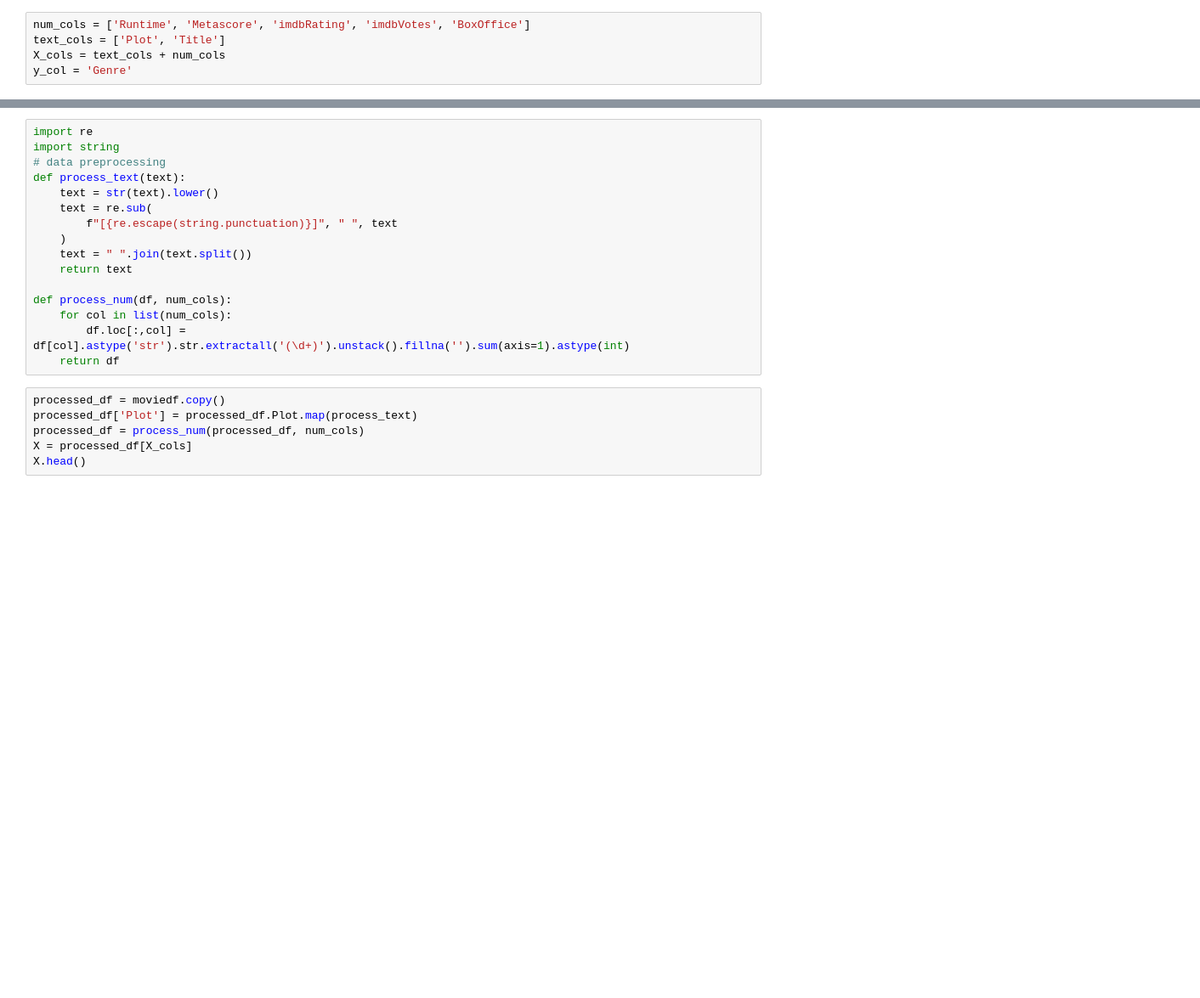
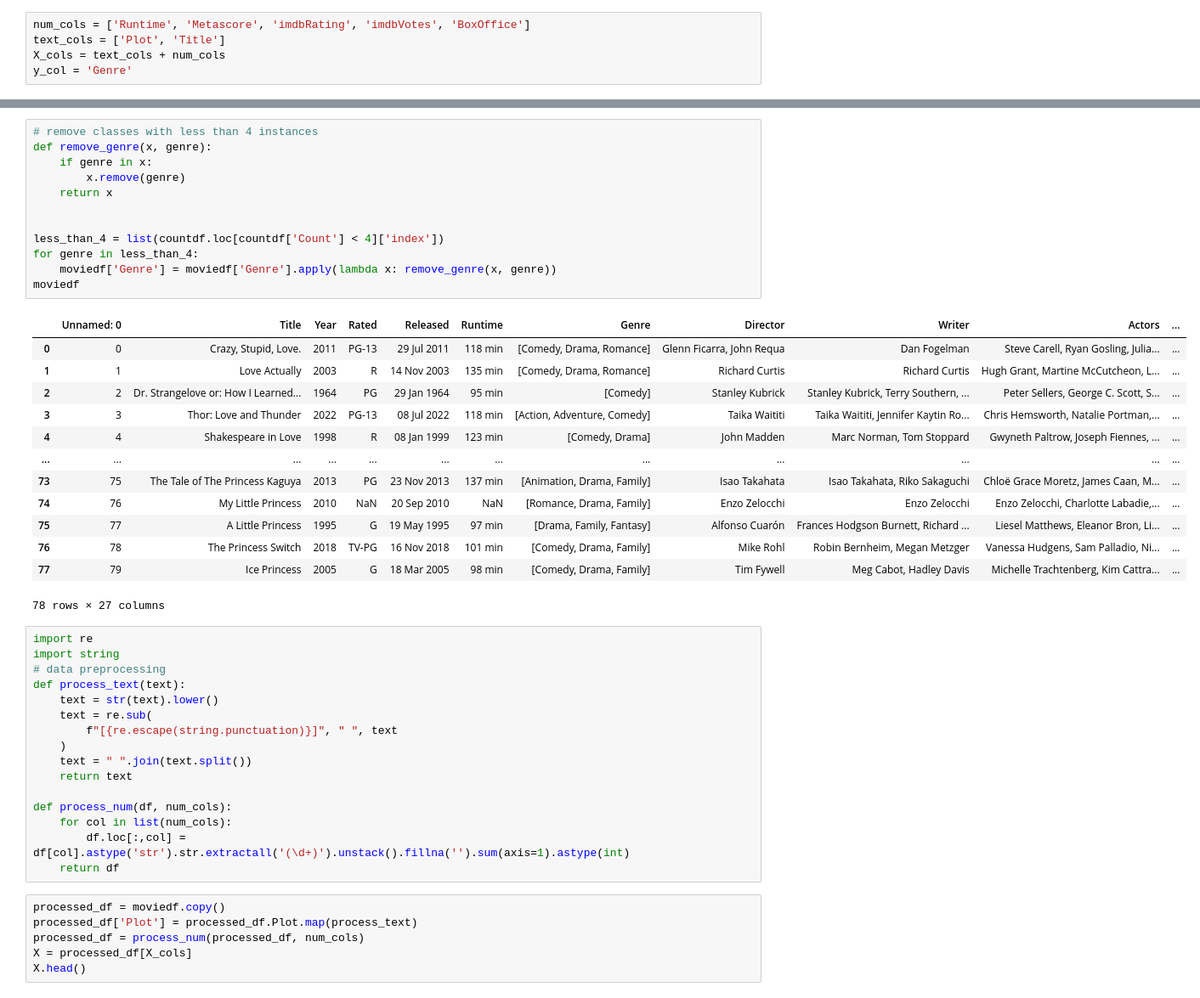
Before and after one commit to Eviedf/movieclassifier, a Jupyter notebook: movie_classification.ipynb, the cells around one changed output, grey strips where cells are left out. Shown: that part at 85% size. Saved outputs shown, nothing was run; the diff lists cells and outputs as text; blank space fills up the shorter version.

```diff
--- a/movie_classification.ipynb
+++ b/movie_classification.ipynb
@@ -95,3 +115,29 @@ plt.show()
+# %%
+# remove classes with less than 4 instances
+def remove_genre(x, genre):
+    if genre in x:
+        x.remove(genre)
+    return x
+
+
+less_than_4 = list(countdf.loc[countdf['Count'] < 4]['index'])
+for genre in less_than_4:
+    moviedf['Genre'] = moviedf['Genre'].apply(lambda x: remove_genre(x, genre))
+moviedf
+# %% [output]
+|  | Unnamed: 0 | Title | Year | Rated | Released | Runtime | Genre | Director | Writer | Actors | ... |
+| 0 | 0 | Crazy, Stupid, Love. | 2011 | PG-13 | 29 Jul 2011 | 118 min | [Comedy, Drama, Romance] | Glenn Ficarra, John Requa | Dan Fogelman | Steve Carell, Ryan Gosling, Julia... | ... |
+| 1 | 1 | Love Actually | 2003 | R | 14 Nov 2003 | 135 min | [Comedy, Drama, Romance] | Richard Curtis | Richard Curtis | Hugh Grant, Martine McCutcheon, L... | ... |
+| 2 | 2 | Dr. Strangelove or: How I Learned... | 1964 | PG | 29 Jan 1964 | 95 min | [Comedy] | Stanley Kubrick | Stanley Kubrick, Terry Southern, ... | Peter Sellers, George C. Scott, S... | ... |
+| 3 | 3 | Thor: Love and Thunder | 2022 | PG-13 | 08 Jul 2022 | 118 min | [Action, Adventure, Comedy] | Taika Waititi | Taika Waititi, Jennifer Kaytin Ro... | Chris Hemsworth, Natalie Portman,... | ... |
+| 4 | 4 | Shakespeare in Love | 1998 | R | 08 Jan 1999 | 123 min | [Comedy, Drama] | John Madden | Marc Norman, Tom Stoppard | Gwyneth Paltrow, Joseph Fiennes, ... | ... |
+| ... | ... | ... | ... | ... | ... | ... | ... | ... | ... | ... | ... |
+| 73 | 75 | The Tale of The Princess Kaguya | 2013 | PG | 23 Nov 2013 | 137 min | [Animation, Drama, Family] | Isao Takahata | Isao Takahata, Riko Sakaguchi | Chloë Grace Moretz, James Caan, M... | ... |
+| 74 | 76 | My Little Princess | 2010 | NaN | 20 Sep 2010 | NaN | [Romance, Drama, Family] | Enzo Zelocchi | Enzo Zelocchi | Enzo Zelocchi, Charlotte Labadie,... | ... |
+| 75 | 77 | A Little Princess | 1995 | G | 19 May 1995 | 97 min | [Drama, Family, Fantasy] | Alfonso Cuarón | Frances Hodgson Burnett, Richard ... | Liesel Matthews, Eleanor Bron, Li... | ... |
+| 76 | 78 | The Princess Switch | 2018 | TV-PG | 16 Nov 2018 | 101 min | [Comedy, Drama, Family] | Mike Rohl | Robin Bernheim, Megan Metzger | Vanessa Hudgens, Sam Palladio, Ni... | ... |
+| 77 | 79 | Ice Princess | 2005 | G | 18 Mar 2005 | 98 min | [Comedy, Drama, Family] | Tim Fywell | Meg Cabot, Hadley Davis | Michelle Trachtenberg, Kim Cattra... | ... |
+78 rows × 27 columns
 # %%
 import re
 import string
```
Also changed, not shown: parts of 19 cells of this notebook, 3 other files.
